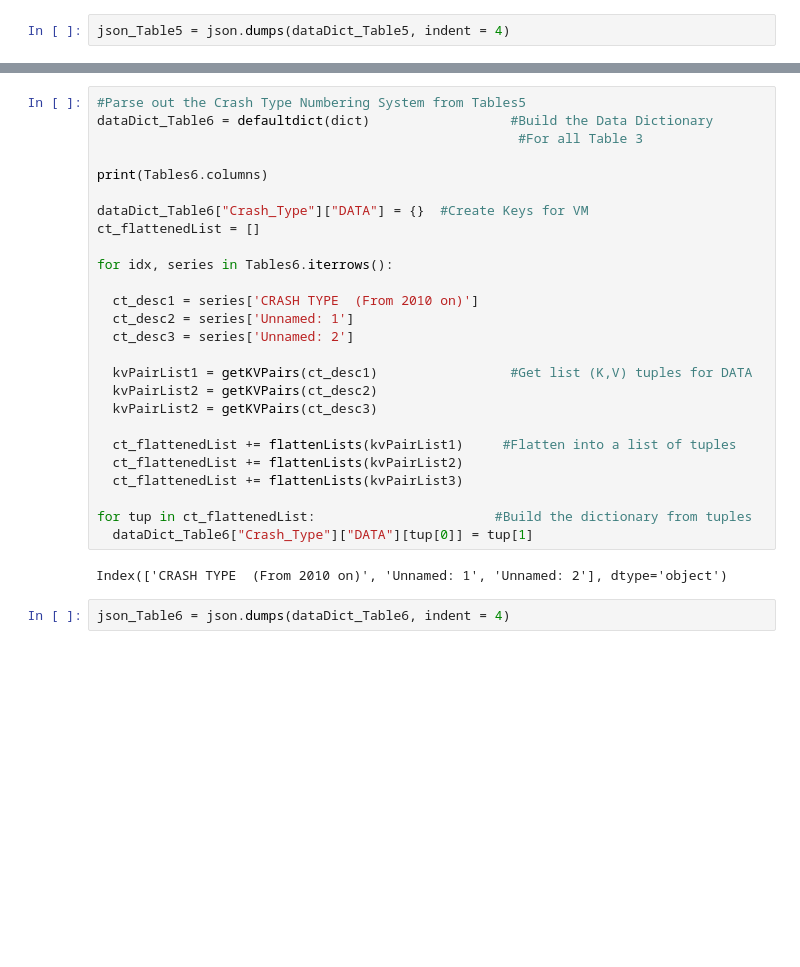
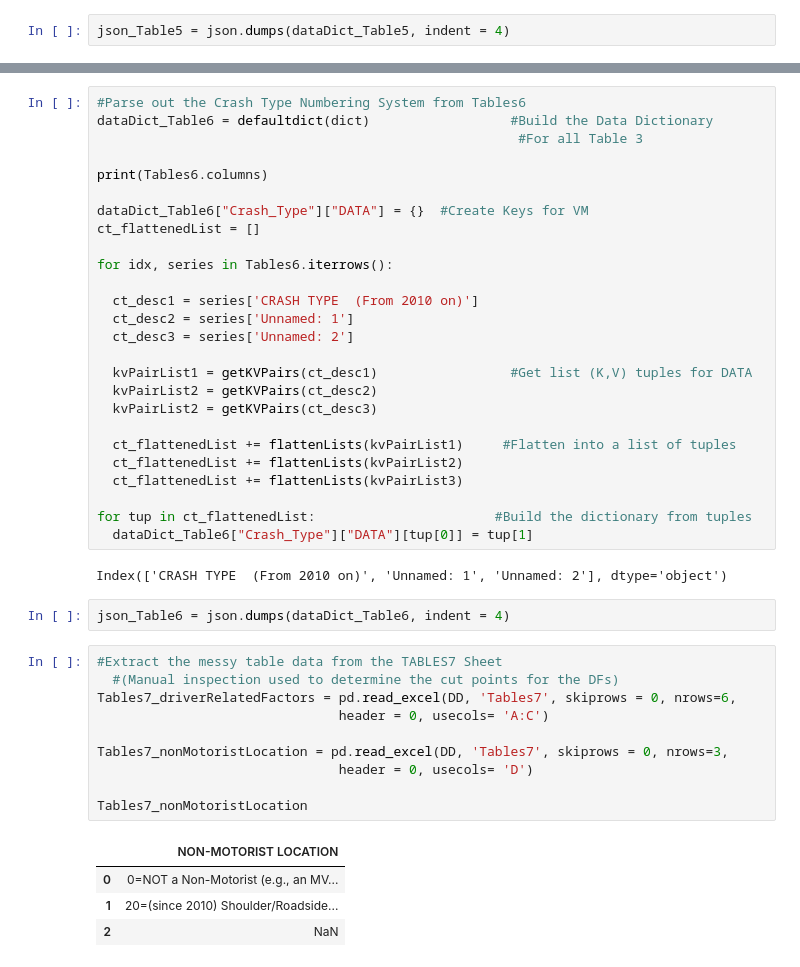
Before and after one commit to osullik/ic23050, a Jupyter notebook: DataDictionary.ipynb, the cells around one changed output, grey strips where cells are left out. Drawn from its saved outputs; the diff is of its cells as text; blank space fills up the shorter version.

```diff
--- a/DataDictionary.ipynb
+++ b/DataDictionary.ipynb
@@ -601,7 +617,7 @@ Tables6
 | 1 | \nCATEGORY II: SAME TRAFFICWAY, S... | \nCONFIGURATION H: FORWARD IMPACT... | CATEGORY V: INTERSECTING PATHS (V... |
 | 2 | \n\n | NaN | NaN |
 # %%
-#Parse out the Crash Type Numbering System from Tables5
+#Parse out the Crash Type Numbering System from Tables6
 dataDict_Table6 = defaultdict(dict)                  #Build the Data Dictionary
                                                       #For all Table 3
 
@@ -630,3 +646,18 @@ for tup in ct_flattenedList:                       #Build the dictionary from tu
 Index(['CRASH TYPE  (From 2010 on)', 'Unnamed: 1', 'Unnamed: 2'], dtype='object')
 # %%
 json_Table6 = json.dumps(dataDict_Table6, indent = 4)
+# %%
+#Extract the messy table data from the TABLES7 Sheet
+  #(Manual inspection used to determine the cut points for the DFs)
+Tables7_driverRelatedFactors = pd.read_excel(DD, 'Tables7', skiprows = 0, nrows=6,
+                               header = 0, usecols= 'A:C')
+
+Tables7_nonMotoristLocation = pd.read_excel(DD, 'Tables7', skiprows = 0, nrows=3,
+                               header = 0, usecols= 'D')
+
+Tables7_nonMotoristLocation
+# %% [output]
+|  | NON-MOTORIST LOCATION |
+| 0 | 0=NOT a Non-Motorist (e.g., an MV... |
+| 1 | 20=(since 2010) Shoulder/Roadside... |
+| 2 | NaN |
```
Also changed, not shown: parts of 4 cells of this notebook.
